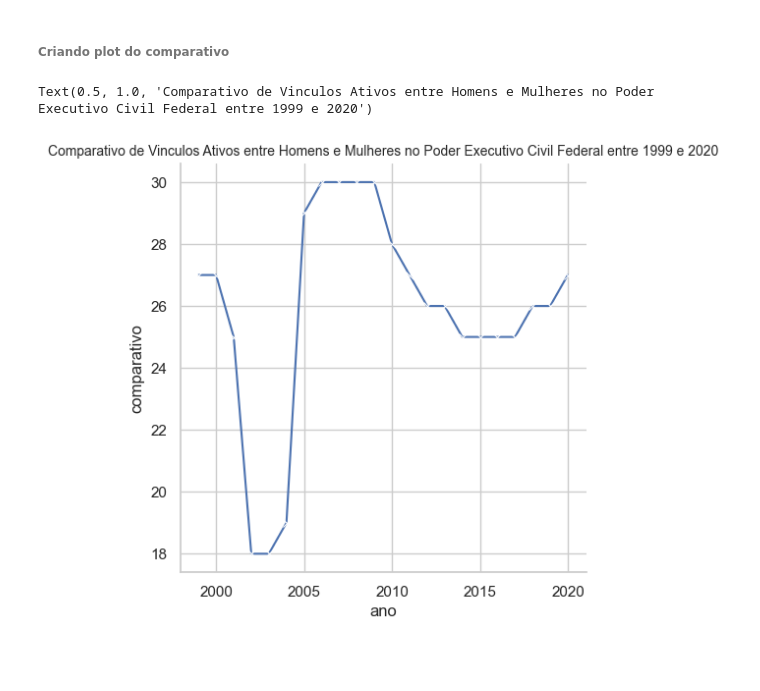
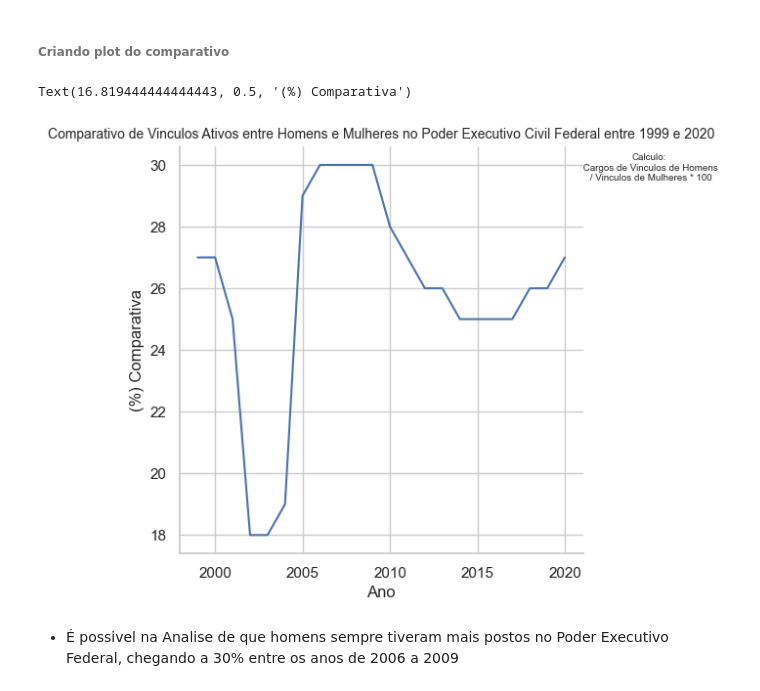
Before and after one commit to CyberBantu/Analise_Republica.org, a Jupyter notebook: analise_python_republica.ipynb, the cells around one changed output. Saved outputs shown, nothing was run; the diff lists cells and outputs as text; code cells hidden in the pictures; blank space fills up the shorter version.

Commit message:
Incrementação da analise sobre quantidade de servidores

```diff
--- a/analise_python_republica.ipynb
+++ b/analise_python_republica.ipynb
@@ -194,10 +222,15 @@ dif_sexo.head()
 # %%
 sns.set_theme(style="whitegrid")
 sns.relplot(
     data=dif_sexo,
     x="ano", y="comparativo",
-    kind="line", marker='x')
+    kind="line")
 plt.title('Comparativo de Vinculos Ativos entre Homens e Mulheres no Poder Executivo Civil Federal entre 1999 e 2020', size = 10)
+plt.suptitle('Calculo:\n Cargos de Vinculos de Homens\n / Vinculos de Mulheres * 100',size = 7, y = 0.95, x = 1.1)
+plt.xlabel('Ano')
+plt.ylabel('(%) Comparativa')
 # %% [output]
-Text(0.5, 1.0, 'Comparativo de Vinculos Ativos entre Homens e Mulheres no Poder Executivo Civil Federal entre 1999 e 2020')
+Text(16.819444444444443, 0.5, '(%) Comparativa')
-[figure, old version]
+[figure, new version]
+# %% [markdown]
+* É possivel na Analise de que homens sempre tiveram mais postos no Poder Executivo Federal, chegando a 30% entre os anos de 2006 a 2009
```
Also changed, not shown: parts of 16 cells of this notebook.
